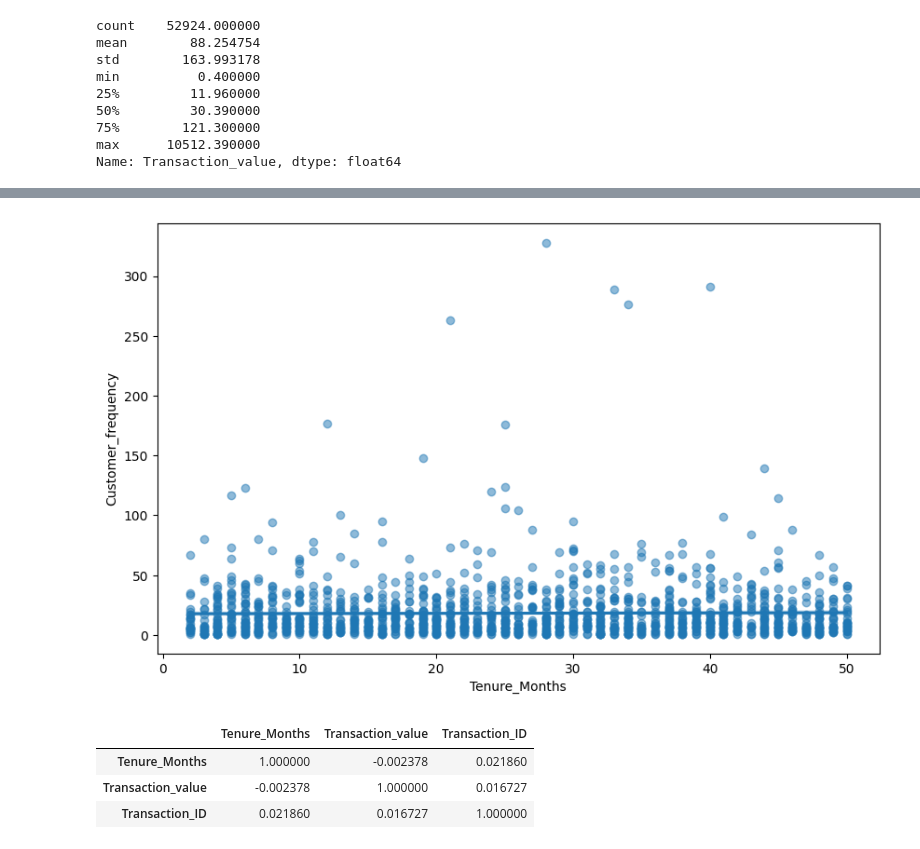
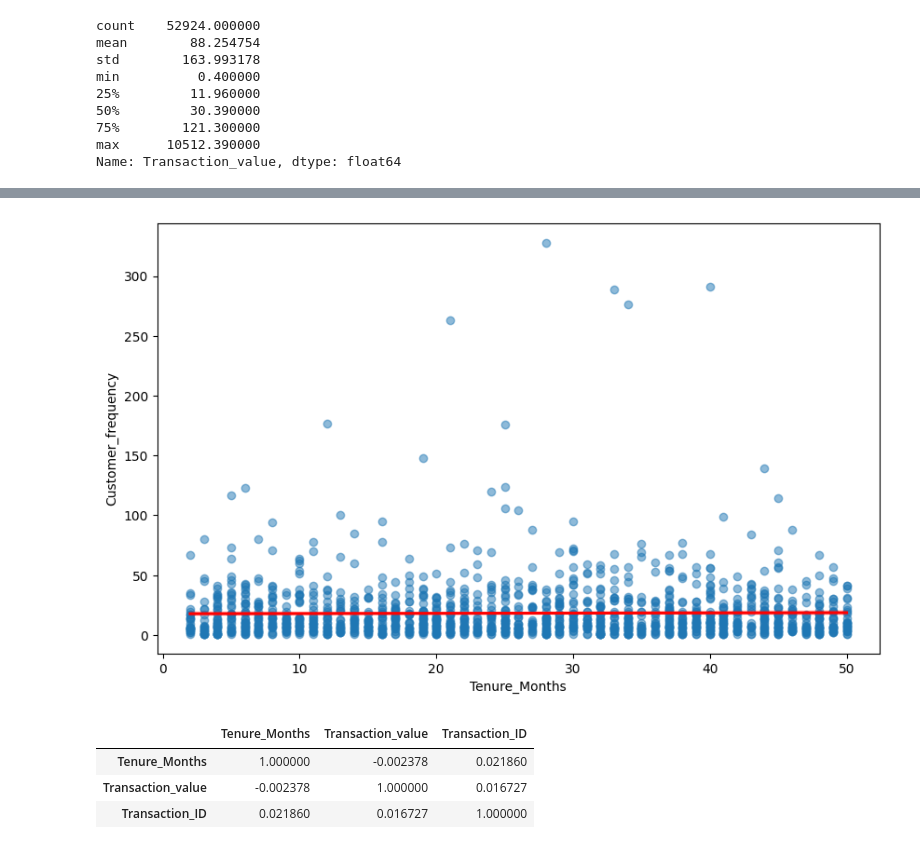
Before and after one commit to Yusuf-IR08/online-shopping-analys, a Jupyter notebook: shopping_analys.ipynb, the cells around one changed output, grey strips where cells are left out. Saved outputs shown, nothing was run; the diff lists cells and outputs as text; code cells hidden in the pictures.

```diff
--- a/shopping_analys.ipynb
+++ b/shopping_analys.ipynb
@@ -258,12 +310,13 @@ plt.show()
 # %%
 plt.figure(figsize=(10,6))
 sns.regplot(
     data=customer_order,
-    x='Tenure_Months',
-    y='Customer_frequency',
-    scatter_kws={'alpha':0.5}
+    x="Tenure_Months",
+    y="Customer_frequency",
+    scatter_kws={"alpha":0.5},
+    line_kws={"color":"red"}
 )
 plt.show()
 # %% [output]
-[figure, old version]
+[figure, new version]
 # %%
```
Also changed, not shown: parts of 92 cells of this notebook.
